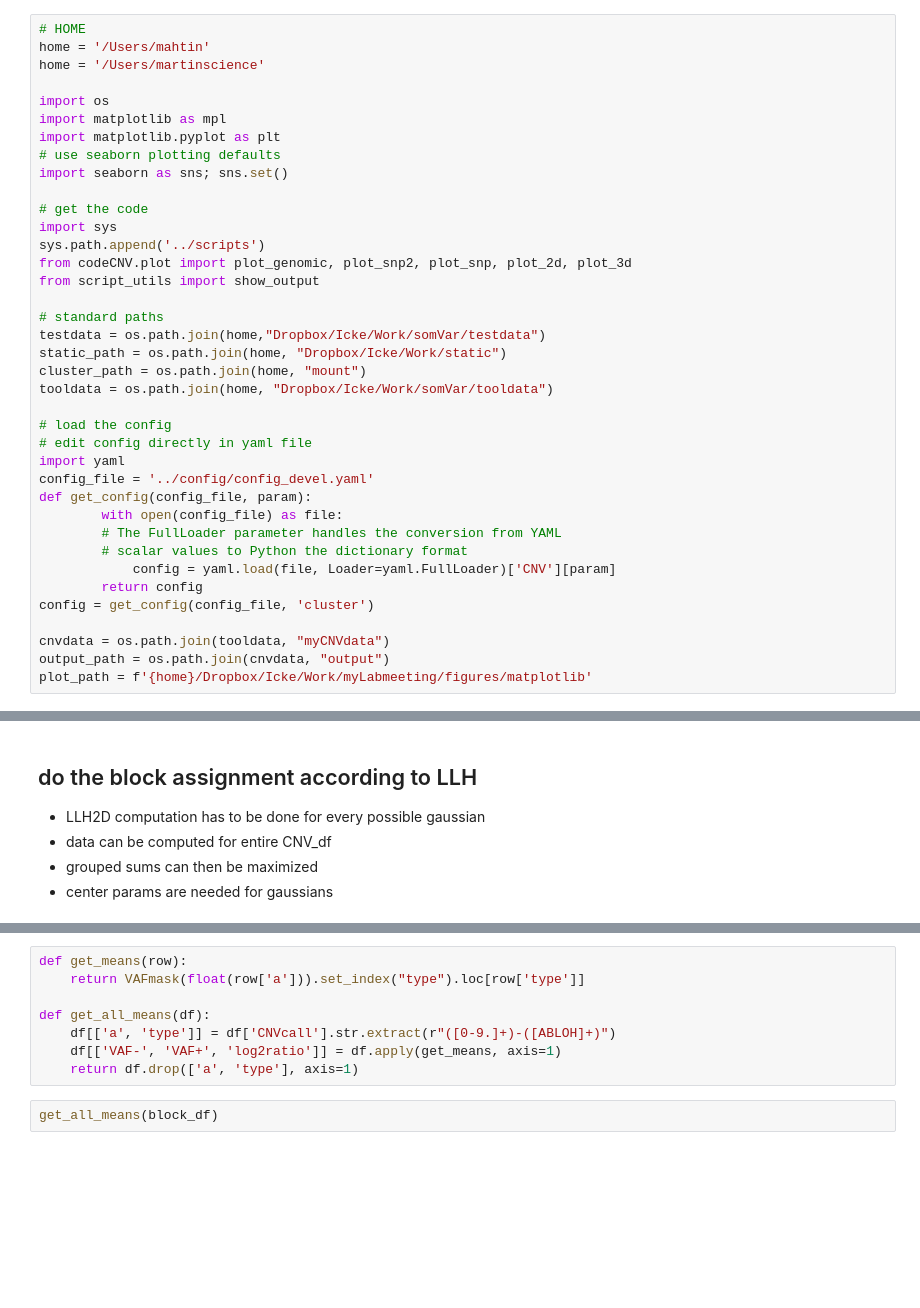
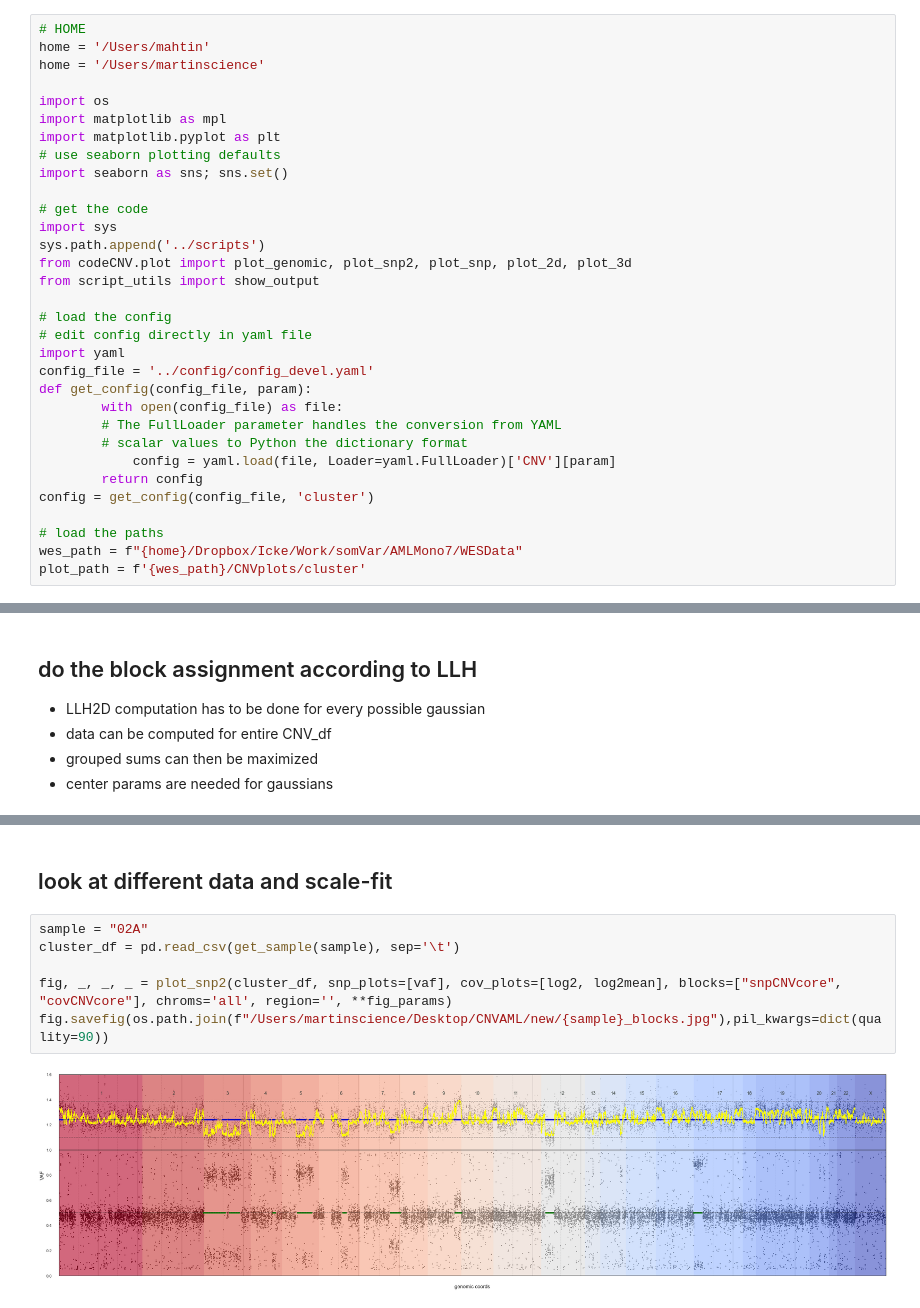
Before and after one commit to Mar111tiN/myCNV, a Jupyter notebook: nb/6_clusterCNV.ipynb, the cells around one changed output, grey strips where cells are left out. Drawn from its saved outputs; the diff is of its cells as text; blank space fills up the shorter version.

```diff
--- a/nb/6_clusterCNV.ipynb
+++ b/nb/6_clusterCNV.ipynb
@@ -19,12 +19,6 @@ sys.path.append('../scripts')
 from codeCNV.plot import plot_genomic, plot_snp2, plot_snp, plot_2d, plot_3d
 from script_utils import show_output
 
-# standard paths
-testdata = os.path.join(home,"Dropbox/Icke/Work/somVar/testdata")
-static_path = os.path.join(home, "Dropbox/Icke/Work/static")
-cluster_path = os.path.join(home, "mount")
-tooldata = os.path.join(home, "Dropbox/Icke/Work/somVar/tooldata")
-
 # load the config
 # edit config directly in yaml file
 import yaml
@@ -37,8 +31,8 @@ def get_config(config_file, param):
         return config
 config = get_config(config_file, 'cluster')
 
-cnvdata = os.path.join(tooldata, "myCNVdata")
-output_path = os.path.join(cnvdata, "output")
-plot_path = f'{home}/Dropbox/Icke/Work/myLabmeeting/figures/matplotlib'
+# load the paths
+wes_path = f"{home}/Dropbox/Icke/Work/somVar/AMLMono7/WESData"
+plot_path = f'{wes_path}/CNVplots/cluster'
 # %% [markdown]
 ###  get the sample
@@ -317,10 +412,10 @@ block_df
-# %%
-def get_means(row):
-    return VAFmask(float(row['a'])).set_index("type").loc[row['type']]
-
-def get_all_means(df):
-    df[['a', 'type']] = df['CNVcall'].str.extract(r"([0-9.]+)-([ABLOH]+)")
-    df[['VAF-', 'VAF+', 'log2ratio']] = df.apply(get_means, axis=1)
-    return df.drop(['a', 'type'], axis=1)
-# %%
-get_all_means(block_df)
+# %% [markdown]
+## look at different data and scale-fit
+# %%
+sample = "02A"
+cluster_df = pd.read_csv(get_sample(sample), sep='\t')
+
+fig, _, _, _ = plot_snp2(cluster_df, snp_plots=[vaf], cov_plots=[log2, log2mean], blocks=["snpCNVcore", "covCNVcore"], chroms='all', region='', **fig_params)
+fig.savefig(os.path.join(f"/Users/martinscience/Desktop/CNVAML/new/{sample}_blocks.jpg"),pil_kwargs=dict(quality=90))
+# %% [output]
+[figure, added]
```
Also changed, not shown: parts of 19 cells of this notebook, 7 other files.
